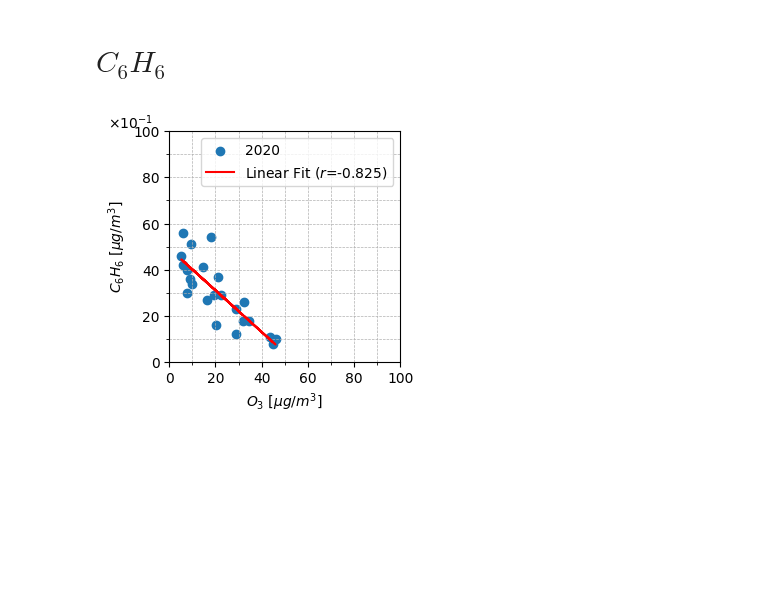
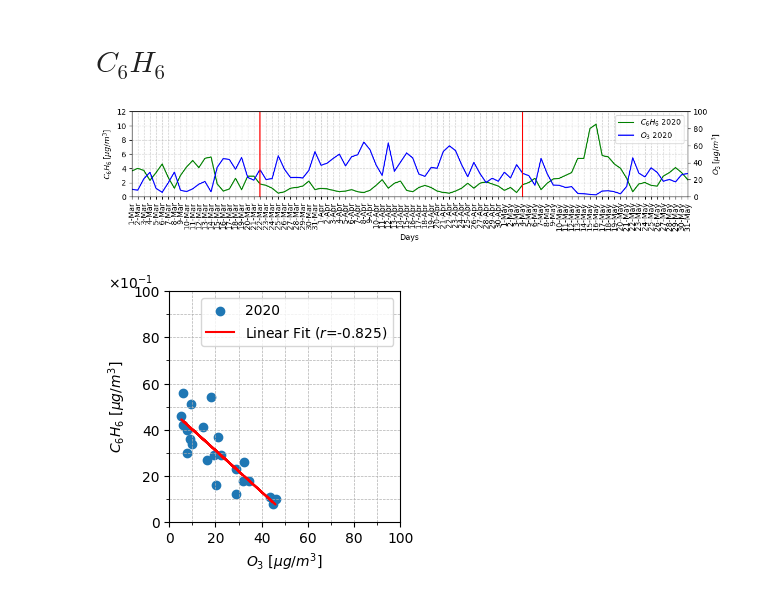
Before and after one commit to costpetrides/Air-pollution-COVID-19-impact, a Jupyter notebook: Correlation/PAT-Correlation.ipynb, the cells around one changed output. Saved outputs shown, nothing was run; the diff lists cells and outputs as text; code cells hidden in the pictures; blank space fills up the shorter version.

```diff
--- a/Correlation/PAT-Correlation.ipynb
+++ b/Correlation/PAT-Correlation.ipynb
@@ -410,6 +500,54 @@ plt.show()
 [figure]
 # %% [markdown]
 # $C_{6}H_{6}$
+# %%
+fig,ax = plt.subplots(figsize=(13, 2))
+
+x=[]
+for i in df['BEN20']:
+  if i==0:
+    x+=[None]
+  else:
+    x+=[i]
+
+y=[]
+for i in df['O320']:
+  if i==0:
+    y+=[None]
+  else:
+    y+=[i]
+
+ax.plot(df['DAY'], x, 'g', label='$C_{6}H_{6}$ 2020')
+plt.xticks(rotation=90)
+
+ax2=ax.twinx()
+ax2.plot(df['DAY'], y, 'b', label='$O_{3}$ 2020')
+
+plt.xlim(df.loc[0]['DAY'] , df.loc[91]['DAY'])
+plt.ylim(0,150)
+plt.xticks(rotation=90)
+
+plt.xticks(rotation=90)
+
+plt.axvline(x='4-May' ,color='r')
+plt.axvline(x='22-Mar' ,color='r')
+
+ax.set_xlabel('Days')
+ax.set_ylabel(r"$C_{6}H_{6}  \: [μg/m^{3}$]")
+ax2.set_ylabel(r"$O_{3} \: [μg/m^{3}$]")
+lines, labels = ax.get_legend_handles_labels()
+lines2, labels2 = ax2.get_legend_handles_labels()
+ax2.legend(lines + lines2, labels + labels2, loc=0)
+
+ax.set_yticks(np.arange(0, 14, 2))
+ax2.set_yticks(np.arange(0, 180, 20))
+ax.set_ylim(0, 12)
+ax2.set_ylim(0, 100)
+ax.grid(linestyle='--', alpha=0.5)
+
+plt.show()
+# %% [output]
+[figure, added]
 # %%
 import matplotlib.pyplot as plt
 import numpy as np
```
Also changed, not shown: parts of 3 cells of this notebook.
